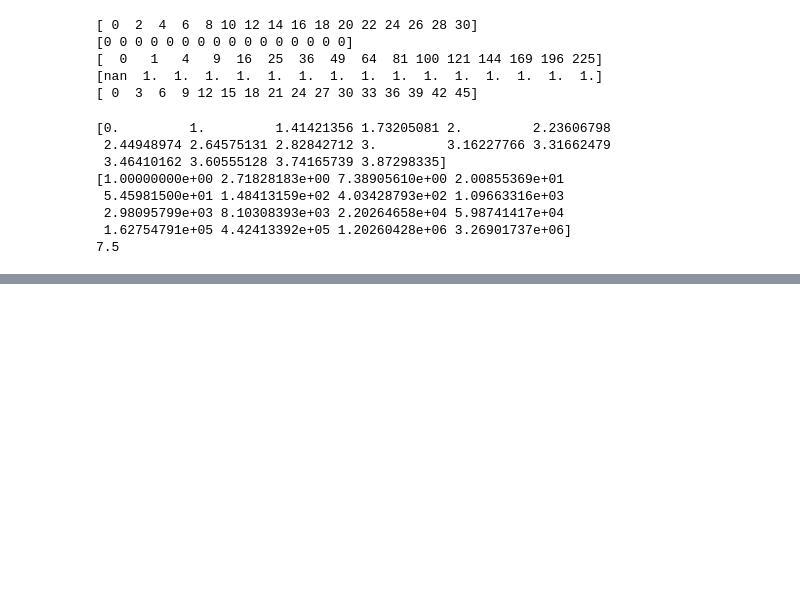
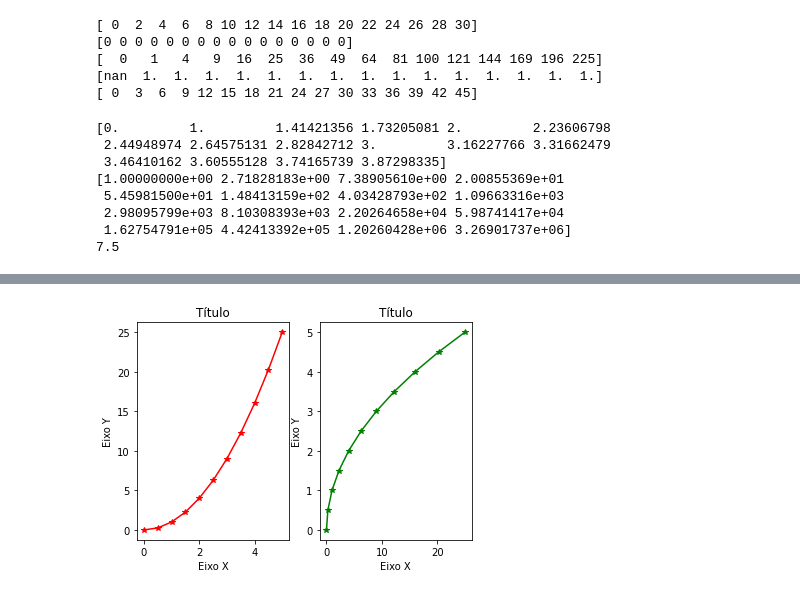
Before and after one commit to FivMeyer/Python_Studies, a Jupyter notebook: 00_basic_python.ipynb, the cells around one changed output, grey strips where cells are left out. Drawn from its saved outputs; the diff is of its cells as text; code cells hidden in the pictures; blank space fills up the shorter version.

```diff
--- a/00_basic_python.ipynb
+++ b/00_basic_python.ipynb
@@ -358,0 +1630,13 @@ print(np.mean(arr))
+# %%
+plt.subplot(1, 2, 1)
+plt.plot(x, y, 'r-*')
+plt.xlabel('Eixo X')
+plt.ylabel('Eixo Y')
+plt.title('Título')
+plt.subplot(1, 2, 2)
+plt.plot(y, x, 'g-*')
+plt.xlabel('Eixo X')
+plt.ylabel('Eixo Y')
+plt.title('Título');
+# %% [output]
+[figure, added]
```
Also changed, not shown: parts of 170 cells of this notebook, 6 other files.
